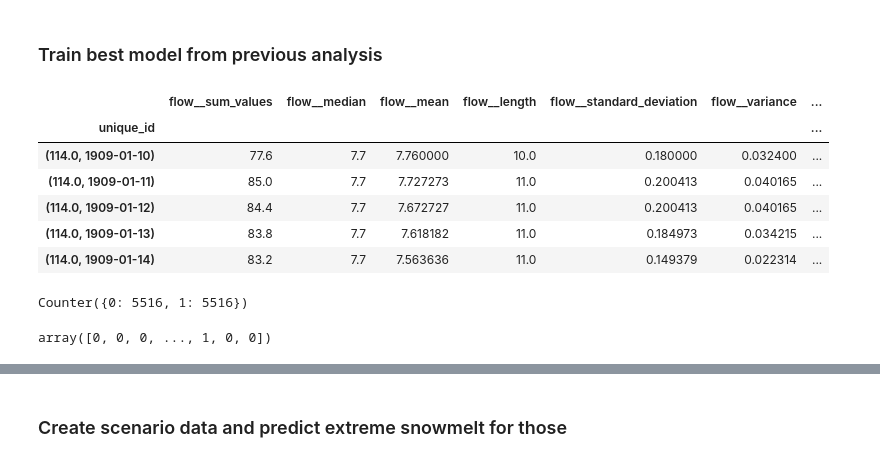
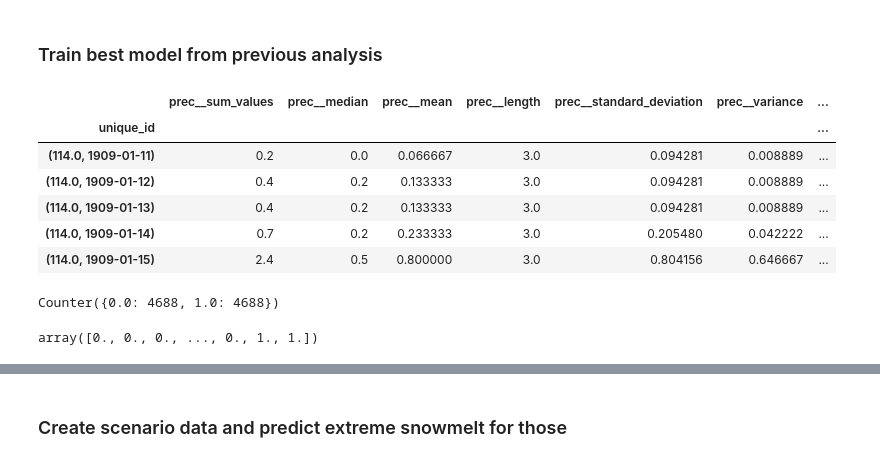
Before and after one commit to cbaggini/extreme-snowmelt-forecast, a Jupyter notebook: extreme-snowmelt-climate-change.ipynb, the cells around one changed output, grey strips where cells are left out. Saved outputs shown, nothing was run; the diff lists cells and outputs as text; code cells hidden in the pictures.

Commit message:
climate change model for precipitation - present

```diff
--- a/extreme-snowmelt-climate-change.ipynb
+++ b/extreme-snowmelt-climate-change.ipynb
@@ -31,55 +31,54 @@ from tsfresh.utilities.dataframe_functions import roll_time_series
 ## Recreate rolled dataframe with minimal features and undersample it (10 days, time lag zero)
 all_data_clean = pd.read_csv('../all_data_clean.csv')
 df_rolled = roll_time_series(
-    all_data_clean[['date', 'flow_site_id', 'flow', 'binary']], column_id="flow_site_id", column_sort="date", max_timeshift=10, min_timeshift=10 - 1, n_jobs=20)
+    all_data_clean[['date', 'flow_site_id', 'prec', 'binary']], column_id="flow_site_id", column_sort="date", max_timeshift=2, min_timeshift=2 - 1, n_jobs=20)
 X_features_all = extract_features(
 	df_rolled.drop(["binary", "flow_site_id"], axis=1), column_id='id', column_sort='date',
 	n_jobs=20, disable_progressbar=False, default_fc_parameters=MinimalFCParameters())
-X_features_all.head()
 # %%
 X_features_all['unique_id'] = X_features_all.index
 
 all_data_clean['shifted_date'] = pd.to_datetime(
-    all_data_clean.date) + pd.Timedelta(days=0)
+    all_data_clean.date) + pd.Timedelta(days=10)
 all_data_clean['shifted_date'] = all_data_clean['shifted_date'].dt.strftime(
     '%Y-%m-%d')
 all_data_clean['unique_id'] = list(
     zip(all_data_clean.flow_site_id, all_data_clean.shifted_date))
 all_data_clean = all_data_clean.dropna()
 
 X_features_all = X_features_all.reset_index(drop=True)
 
 X_features_all = pd.merge(X_features_all, all_data_clean[[
                           'binary', 'unique_id']], how='left', on='unique_id')
 X_features_all = X_features_all.set_index(
     X_features_all['unique_id'], drop=True)
 X_features_all = X_features_all.dropna()
 X_features_all.head()
 # %% [output]
-|  | flow__sum_values | flow__median | flow__mean | flow__length | flow__standard_deviation | flow__variance | ... |
+|  | prec__sum_values | prec__median | prec__mean | prec__length | prec__standard_deviation | prec__variance | ... |
 | unique_id |  |  |  |  |  |  | ... |
-| (114.0, 1909-01-10) | 77.6 | 7.7 | 7.760000 | 10.0 | 0.180000 | 0.032400 | ... |
-| (114.0, 1909-01-11) | 85.0 | 7.7 | 7.727273 | 11.0 | 0.200413 | 0.040165 | ... |
-| (114.0, 1909-01-12) | 84.4 | 7.7 | 7.672727 | 11.0 | 0.200413 | 0.040165 | ... |
-| (114.0, 1909-01-13) | 83.8 | 7.7 | 7.618182 | 11.0 | 0.184973 | 0.034215 | ... |
-| (114.0, 1909-01-14) | 83.2 | 7.7 | 7.563636 | 11.0 | 0.149379 | 0.022314 | ... |
+| (114.0, 1909-01-11) | 0.2 | 0.0 | 0.066667 | 3.0 | 0.094281 | 0.008889 | ... |
+| (114.0, 1909-01-12) | 0.4 | 0.2 | 0.133333 | 3.0 | 0.094281 | 0.008889 | ... |
+| (114.0, 1909-01-13) | 0.4 | 0.2 | 0.133333 | 3.0 | 0.094281 | 0.008889 | ... |
+| (114.0, 1909-01-14) | 0.7 | 0.2 | 0.233333 | 3.0 | 0.205480 | 0.042222 | ... |
+| (114.0, 1909-01-15) | 2.4 | 0.5 | 0.800000 | 3.0 | 0.804156 | 0.646667 | ... |
 # %%
-## only keep 'flow__sum_values', 'flow__standard_deviation', 'flow__variance', 'flow__minimum'
+## only keep 'prec__sum_values', 'prec__median', 'prec__standard_deviation', 'prec__variance', 'prec__minimum'
 y1 = X_features_all['binary']
 undersample = NearMiss(version=3, n_neighbors=3)
 X_under, y_under = undersample.fit_resample(X_features_all.drop(
-    columns=['binary', 'unique_id', 'flow__median', 'flow__mean', 'flow__length', 'flow__root_mean_square', 'flow__maximum']), y1)
+    columns=['binary', 'unique_id', 'prec__mean', 'prec__length', 'prec__root_mean_square', 'prec__maximum']), y1)
 X_under.index = X_features_all['unique_id'][undersample.sample_indices_]
 y_under.index = X_features_all['unique_id'][undersample.sample_indices_]
 Counter(y_under)
 # %% [output]
-Counter({0: 5516, 1: 5516})
+Counter({0.0: 4688, 1.0: 4688})
 # %%
-## fit random forest model with parameters {'max_depth': 1, 'max_features': 2, 'n_estimators': 500}
+## fit random forest model with parameters {'max_depth': 5, 'max_features': 2, 'n_estimators': 1500}
 
-clf = RandomForestClassifier(max_depth= 1, max_features=2, n_estimators=500, n_jobs=-1, random_state=42, verbose=0)
+clf = RandomForestClassifier(max_depth= 5, max_features=2, n_estimators=1500, n_jobs=-1, random_state=42, verbose=0)
 clf.fit(X_under, y_under)
 present_all = clf.predict(X_under)
 present_all
 # %% [output]
-array([0, 0, 0, ..., 1, 0, 0])
+array([0., 0., 0., ..., 0., 1., 1.])
```
Also changed, not shown: parts of 3 cells of this notebook, 1 other file.
